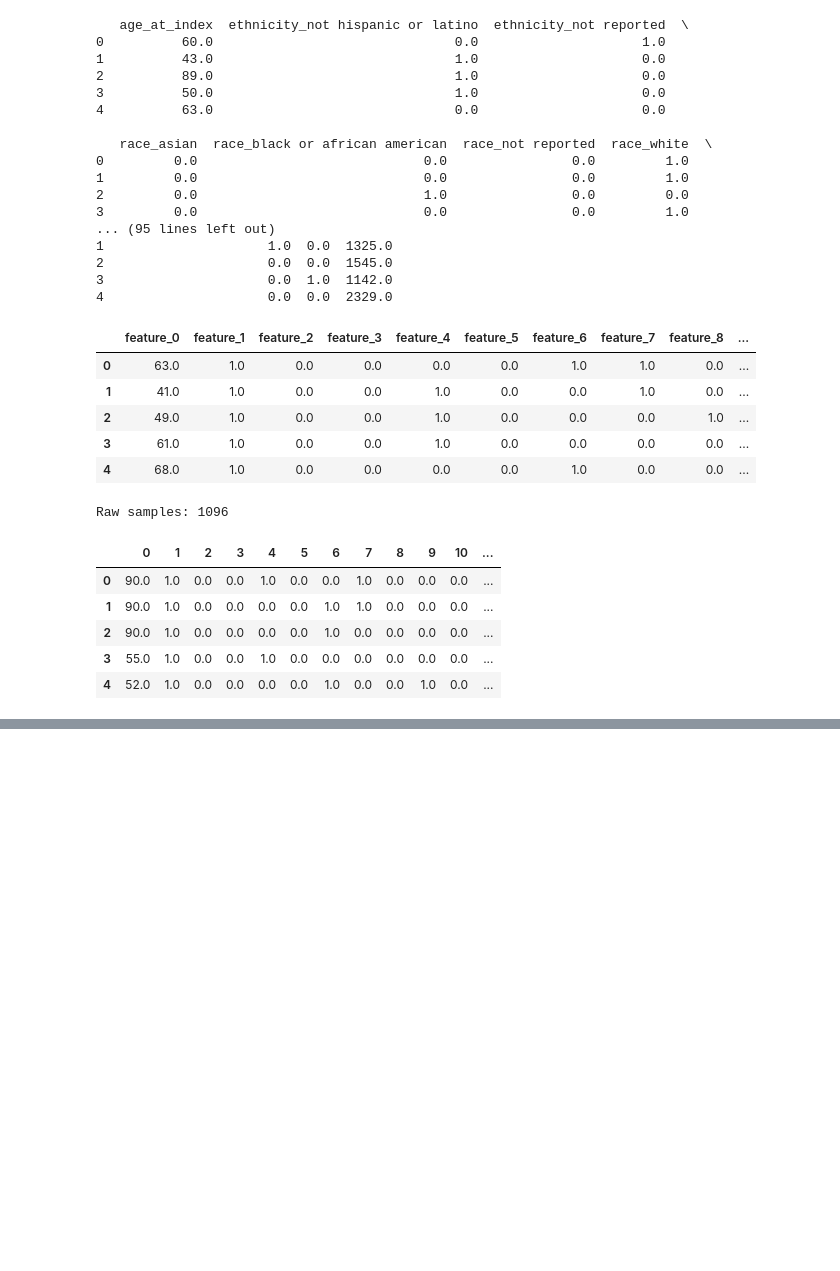
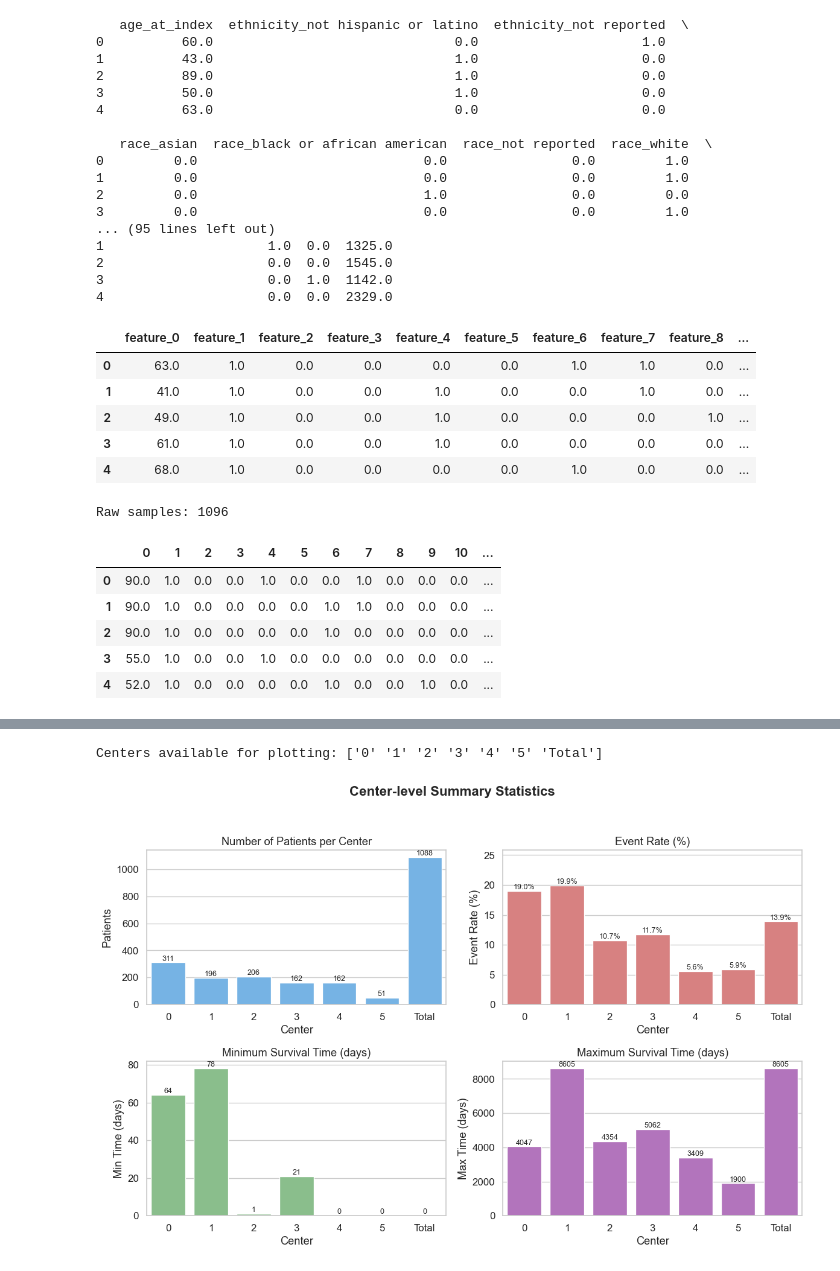
Before and after one commit to nataliamorenob/Survival-Models-in-Federated-Healthcare-Settings, a Jupyter notebook: dataset_exploration.ipynb, the cells around one changed output, grey strips where cells are left out. Drawn from its saved outputs; the diff is of its cells as text; code cells hidden in the pictures; blank space fills up the shorter version.

Commit message:
data exploration

```diff
--- a/dataset_exploration.ipynb
+++ b/dataset_exploration.ipynb
@@ -431,0 +617,57 @@ df_raw.head()   # or just df_raw
+# %%
+import matplotlib.pyplot as plt
+import seaborn as sns
+import pandas as pd
+import numpy as np
+
+sns.set(style="whitegrid", palette="muted", font_scale=1.1)
+
+# Preparation of Data:
+# Use only the combined ("all") split to get center-level summaries
+summary_plot = summary_full[summary_full["split"] == "all"].copy()
+summary_plot["center"] = summary_plot["center"].astype(str)
+
+print("\nCenters available for plotting:", summary_plot["center"].unique())
+
+# Creation of subplots
+fig, axes = plt.subplots(2, 2, figsize=(12, 8))
+fig.suptitle("Center-level Summary Statistics", fontsize=16, weight="bold")
+
+# Plot 1: Number of patients per center
+sns.barplot(data=summary_plot, x="center", y="n_patients", ax=axes[0, 0], color="#64B5F6")
+axes[0, 0].set_title("Number of Patients per Center")
+axes[0, 0].set_xlabel("Center")
+axes[0, 0].set_ylabel("Patients")
+axes[0, 0].bar_label(axes[0, 0].containers[0], fmt="%.0f", fontsize=9, label_type="edge")
+
+# Plot 2: Event rate (percentage) per center
+sns.barplot(data=summary_plot, x="center", y="event_rate_%", ax=axes[0, 1], color="#E57373")
+axes[0, 1].set_title("Event Rate (%)")
+axes[0, 1].set_xlabel("Center")
+axes[0, 1].set_ylabel("Event Rate (%)")
+axes[0, 1].bar_label(axes[0, 1].containers[0], fmt="%.1f%%", fontsize=9, label_type="edge")
+
+max_rate = summary_plot["event_rate_%"].max()
+if pd.notna(max_rate) and np.isfinite(max_rate):
+    axes[0, 1].set_ylim(0, max_rate * 1.3)
+
+# Plot 3: Minimum survival time per center
+sns.barplot(data=summary_plot, x="center", y="min_time", ax=axes[1, 0], color="#81C784")
+axes[1, 0].set_title("Minimum Survival Time (days)")
+axes[1, 0].set_xlabel("Center")
+axes[1, 0].set_ylabel("Min Time (days)")
+axes[1, 0].bar_label(axes[1, 0].containers[0], fmt="%.0f", fontsize=9, label_type="edge")
+
+# Plot 4: Maximum survival time per center
+sns.barplot(data=summary_plot, x="center", y="max_time", ax=axes[1, 1], color="#BA68C8")
+axes[1, 1].set_title("Maximum Survival Time (days)")
+axes[1, 1].set_xlabel("Center")
+axes[1, 1].set_ylabel("Max Time (days)")
+axes[1, 1].bar_label(axes[1, 1].containers[0], fmt="%.0f", fontsize=9, label_type="edge")
+
+
+plt.tight_layout(rect=[0, 0, 1, 0.95])
+plt.show()
+# %% [output]
+Centers available for plotting: ['0' '1' '2' '3' '4' '5' 'Total']
+[figure, added]
```
Also changed, not shown: parts of 17 cells of this notebook, 2 other files.
